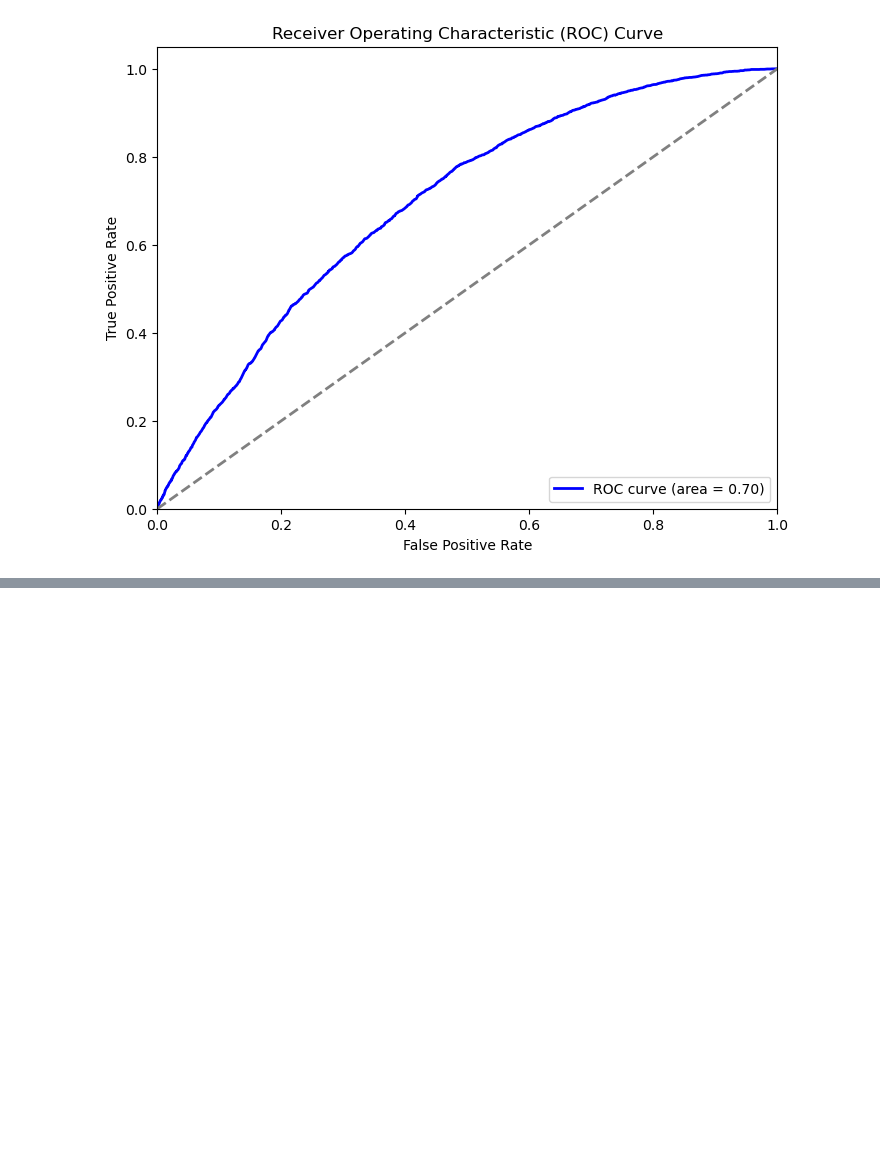
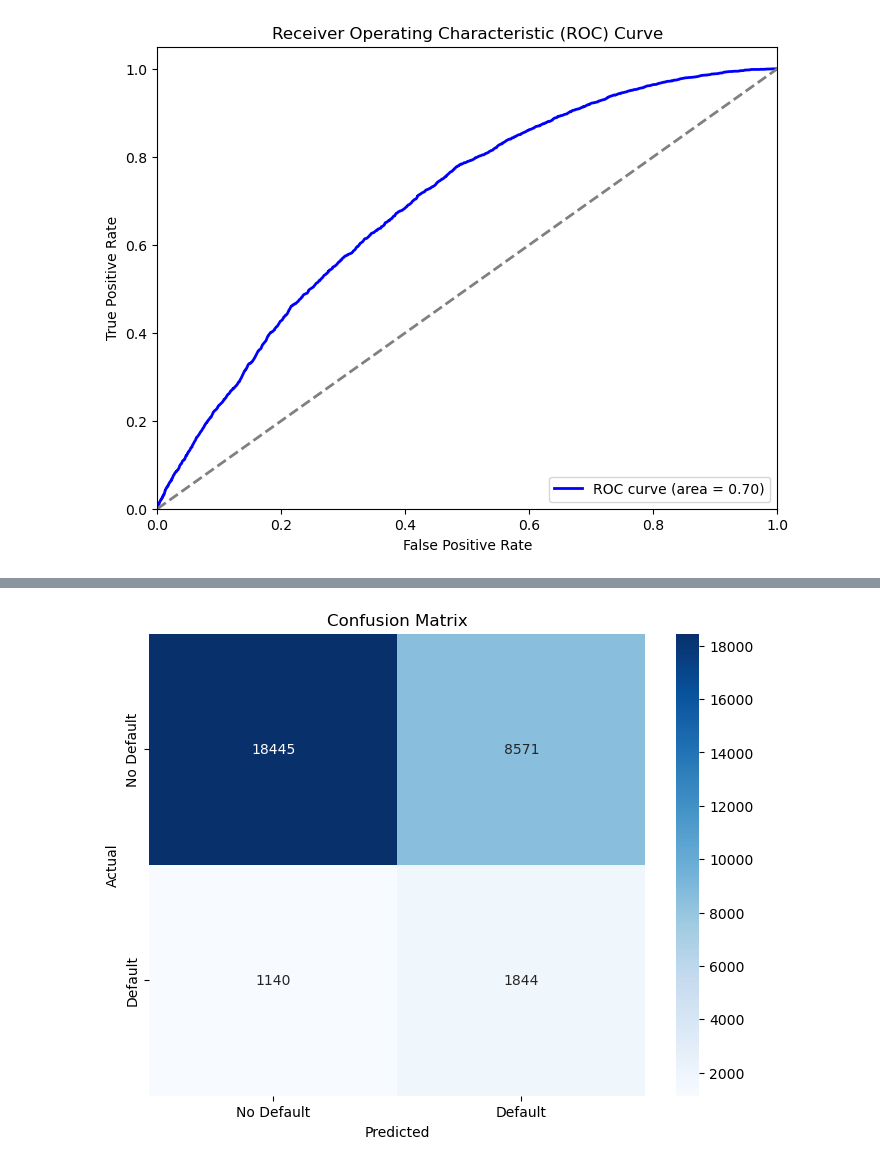
Before and after one commit to Ameya1337/Lending-Game-Finance, a Jupyter notebook: modeling_2.ipynb, the cells around one changed output, grey strips where cells are left out. Cells and saved outputs as stored; diff of their text form; code cells hidden in the pictures; blank space fills up the shorter version.

```diff
--- a/modeling_2.ipynb
+++ b/modeling_2.ipynb
@@ -836,0 +1090,20 @@ print(classification_report(y_test, y_pred_svm))
+# %%
+# Fit Catboost on Resampled Data
+
+cb_model_resampled = cb.CatBoostClassifier(
+    iterations=1000,
+    learning_rate=0.01,
+    depth=6,
+    boosting_type="Plain",
+    cat_features=categorical_features,
+    auto_class_weights="Balanced",
+    eval_metric="AUC",
+    verbose=100,
+)
+
+cb_model_resampled.fit(
+    X_train_resampled,
+    y_train_resampled,
+    eval_set=(X_test, y_test),
+    early_stopping_rounds=50,
+)
@@ -836,0 +1120,59 @@ print(classification_report(y_test, y_pred_svm))
+# %%
+# Predict the test set
+y_pred_cb_resampled = cb_model_resampled.predict(X_test)
+
+# Calculate accuracy
+accuracy_cb_resampled = accuracy_score(y_test, y_pred_cb_resampled)
+
+print(f"Accuracy: {accuracy_cb_resampled}")
+
+# Balanced accuracy
+balanced_acc_cb_resampled = balanced_accuracy_score(y_test, y_pred_cb_resampled)
+
+print(f"Balanced Accuracy: {balanced_acc_cb_resampled}")
+
+# Classification report
+print("Classification Report:")
+
+print(classification_report(y_test, y_pred_cb_resampled))
+
+# Confusion matrix
+conf_matrix_cb_resampled = confusion_matrix(y_test, y_pred_cb_resampled)
+plt.figure(figsize=(8, 6))
+sns.heatmap(
+    conf_matrix_cb_resampled,
+    annot=True,
+    fmt="d",
+    cmap="Blues",
+    xticklabels=["No Default", "Default"],
+    yticklabels=["No Default", "Default"],
+)
+plt.xlabel("Predicted")
+plt.ylabel("Actual")
+plt.title("Confusion Matrix")
+plt.show()
+
+# Plot ROC AUC
+y_prob_cb_resampled = cb_model_resampled.predict_proba(X_test)[:, 1]
+
+fpr_cb_resampled, tpr_cb_resampled, _ = roc_curve(y_test, y_prob_cb_resampled)
+roc_auc_cb_resampled = auc(fpr_cb_resampled, tpr_cb_resampled)
+
+plt.figure(figsize=(8, 6))
+
+plt.plot(
+    fpr_cb_resampled,
+    tpr_cb_resampled,
+    color="blue",
+    lw=2,
+    label=f"ROC curve (area = {roc_auc_cb_resampled:.2f})",
+)
+plt.plot([0, 1], [0, 1], color="gray", lw=2, linestyle="--")
+plt.xlim([0.0, 1.0])
+plt.ylim([0.0, 1.05])
+plt.xlabel("False Positive Rate")
+plt.ylabel("True Positive Rate")
+plt.title("Receiver Operating Characteristic (ROC) Curve")
+plt.legend(loc="lower right")
+plt.show()
+# %% [output]
@@ -836,0 +1190 @@ print(classification_report(y_test, y_pred_svm))
+[figure, added]
```
Also changed, not shown: parts of 6 cells of this notebook, 7 other files.
